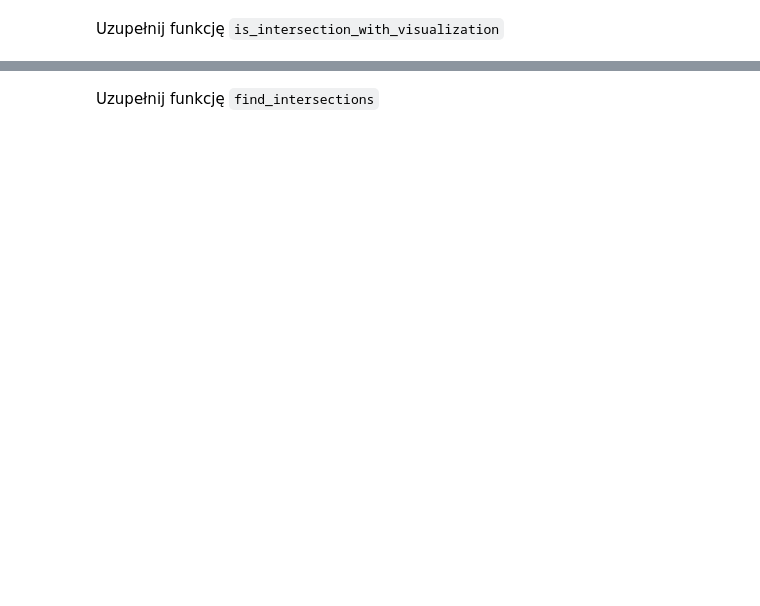
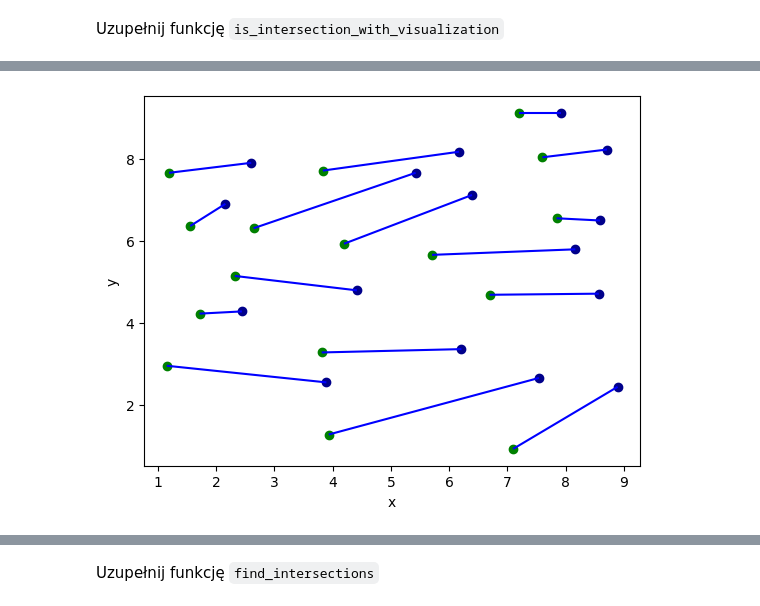
Before and after one commit to NCCMNT/Geometric-Algorithms, a Jupyter notebook: lab4/main.ipynb, the cells around one changed output, grey strips where cells are left out. Saved outputs shown, nothing was run; the diff lists cells and outputs as text; code cells hidden in the pictures; blank space fills up the shorter version.

```diff
--- a/lab4/main.ipynb
+++ b/lab4/main.ipynb
@@ -271,0 +443,6 @@ def is_intersection_with_visualization(sections):
+# %%
+is_int, vis = is_intersection_with_visualization(my_sections_1)
+vis.show()
+vis.save_gif('GIFs/chmielewski_is_my_intersect_1', interval = 400)
+# %% [output]
+[figure, added]
```
Also changed, not shown: parts of 22 cells of this notebook, 11 other files.
